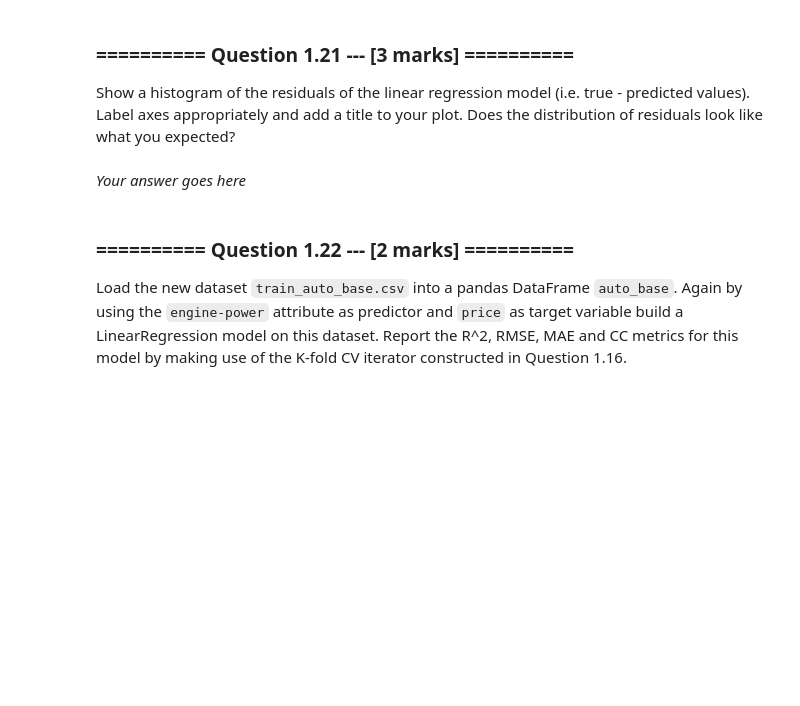
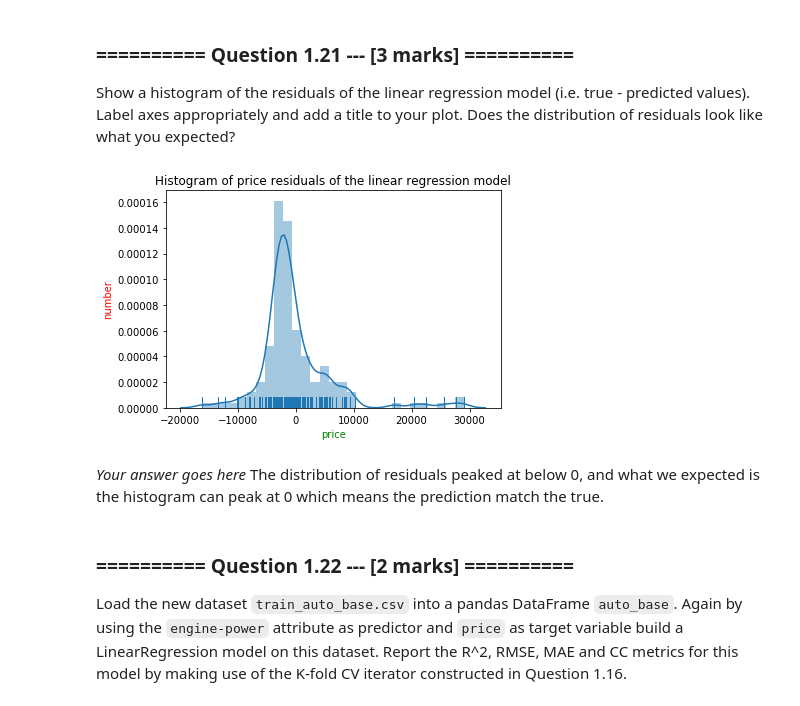
Before and after one commit to JessieWin/1234567, a Jupyter notebook: Downloads/iaml2017-master/05_Assignment_2.ipynb, the cells around one changed output. Cells and saved outputs as stored; diff of their text form; code cells hidden in the pictures; blank space fills up the shorter version.

```diff
--- a/Downloads/iaml2017-master/05_Assignment_2.ipynb
+++ b/Downloads/iaml2017-master/05_Assignment_2.ipynb
@@ -347,11 +328,13 @@ Now initialise a new `LinearRegression` model and fit it by making use of the cr
 # Your code goes here
 from sklearn import datasets, linear_model
 from sklearn.model_selection import cross_val_predict
-lasso = linear_model.Lasso()
-lasso_cv = LassoCV(alphas=alphas, random_state=0)
-y_pred = cross_val_predict(lasso, X, y)
-for k, (train, test) in enumerate(kf.split(X, y)):
-    lasso_cv.fit(X[train], y[train])
-    print("[fold {0}] alpha: {1:.5f}, score: {2:.5f}".
-          format(k, lasso_cv.alpha_, lasso_cv.score(X[test], y[test])))
+lr = linear_model.LinearRegression()
+# cross_val_predict returns an array of the same size as `y` where each entry
+# is a prediction obtained by cross validation:
+y_pred = cross_val_predict(lr, X, y)
+#for k, (train, test) in enumerate(kf.split(X, y)):
+    #lr.fit(X[train], y[train])
+    #y_pred = cross_val_predict(lr, X[train], y[train])
+    #print("[fold {0}]:".format(k))
+print(y_pred.shape,y.shape)
 # %% [output]
@@ -374,5 +371,15 @@ Show a histogram of the residuals of the linear regression model (i.e. true - pr
-# %% [markdown]
-*Your answer goes here*
+# %%
+# Your code goes here
+sns.distplot(y-y_pred, rug=True)  # arguments are passed to np.histogram
+plt.title("Histogram of price residuals of the linear regression model")
+plt.xlabel('price', color = 'g')
+plt.ylabel('number', color = 'r')
+plt.show()
+# %% [output]
+[figure, added]
+# %% [markdown]
+*Your answer goes here*
+The distribution of residuals peaked at below 0, and what we expected is the histogram can peak at 0 which means the prediction match the true.
 # %% [markdown]
 ### ========== Question 1.22 --- [2 marks] ==========
 Load the new dataset `train_auto_base.csv` into a pandas DataFrame `auto_base`. Again by using the `engine-power` attribute as predictor and `price` as target variable build a LinearRegression model on this dataset. Report the R^2, RMSE, MAE and CC metrics for this model by making use of the K-fold CV iterator constructed in Question 1.16.
```
Also changed, not shown: parts of 15 cells of this notebook.
